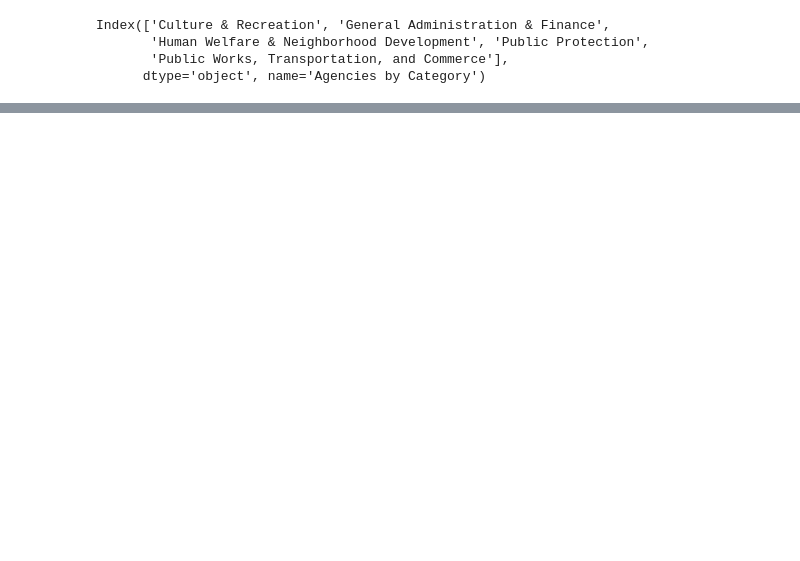
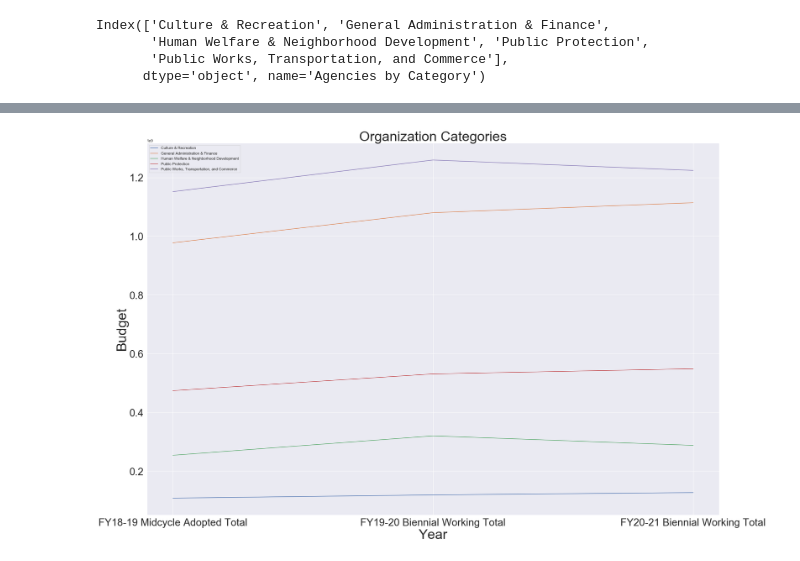
Before and after one commit to sfbrigade/datasci-police-budget, a Jupyter notebook: oaklanddataset/Agencies by Category.ipynb, the cells around one changed output, grey strips where cells are left out. Saved outputs shown, nothing was run; the diff lists cells and outputs as text; code cells hidden in the pictures; blank space fills up the shorter version.

```diff
--- a/oaklanddataset/Agencies by Category.ipynb
+++ b/oaklanddataset/Agencies by Category.ipynb
@@ -184,0 +189,2 @@ plt.show()
+# %%
+df_transp = agencies.T
@@ -184,0 +198,4 @@ plt.show()
+# %%
+df_transp['Year'] = df_transp.index
+# %%
+years = df_transp['Year']
@@ -184,0 +209,32 @@ plt.show()
+# %%
+
+plt.figure(figsize=(30,20))
+plt.rcParams.update({'font.size': 22})
+plt.title('Organization Categories', fontsize=40)
+plt.xlabel('Year', fontsize=40)
+plt.ylabel('Budget', fontsize = 40)
+plt.tick_params(axis='both', which='major', labelsize=30)
+
+cul = 'Culture & Recreation'
+plt.plot(years, np.array(df_transp[cul]),
+         label=cul)
+
+gen='General Administration & Finance'
+plt.plot(years, np.array(df_transp[gen]),
+         label=gen)
+
+hum='Human Welfare & Neighborhood Development'
+plt.plot(years, np.array(df_transp[hum]),
+         label=hum)
+
+protec='Public Protection'
+plt.plot(years, np.array(df_transp[protec]),
+         label=protec)
+
+commerce = 'Public Works, Transportation, and Commerce'
+plt.plot(years, np.array(df_transp[commerce]),
+         label=commerce)
+plt.legend()
+plt.show()
+# %% [output]
+[figure, added]
```
Also changed, not shown: parts of 24 cells of this notebook, 2 other files.
